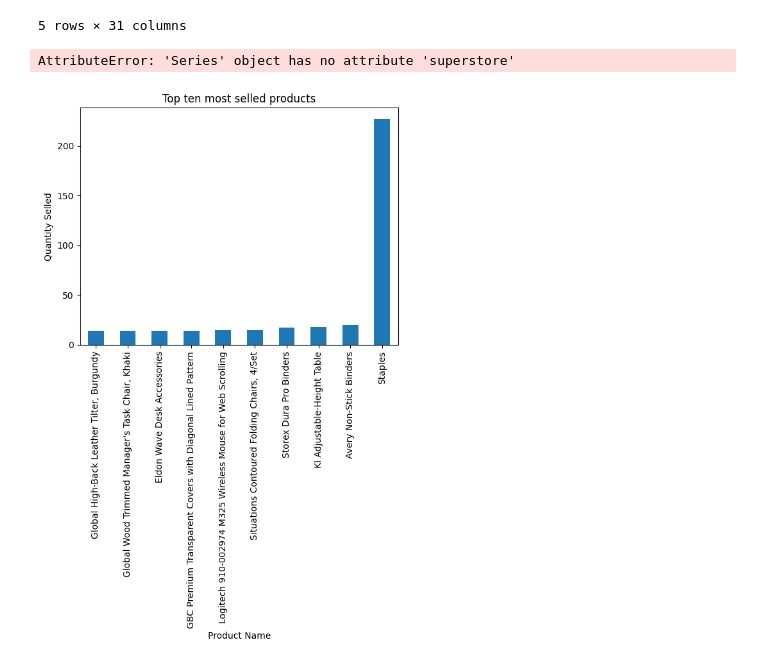
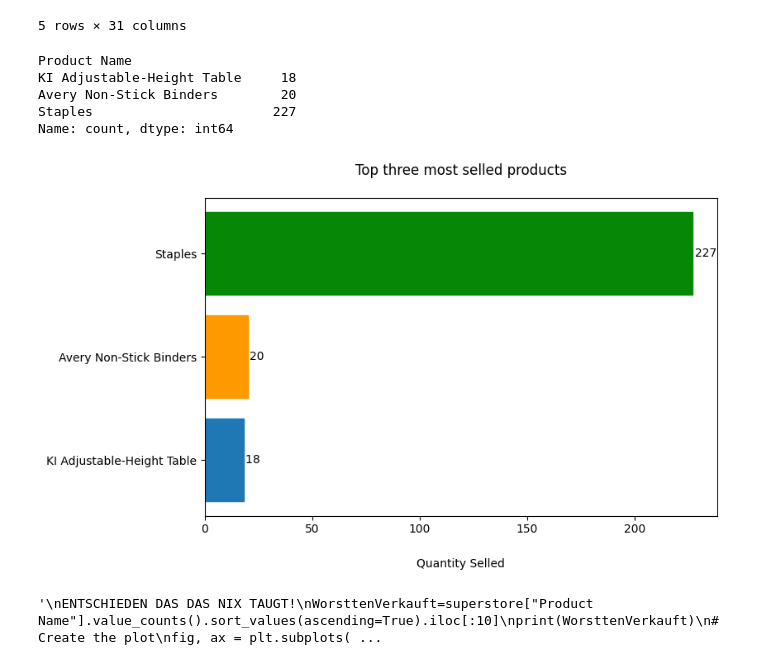
Before and after one commit to manipuppeteer/Data-Analysis-Project-DataCraft, a Jupyter notebook: JansFork.ipynb, the cells around one changed output. Drawn from its saved outputs; the diff is of its cells as text; code cells hidden in the pictures.

```diff
--- a/JansFork.ipynb
+++ b/JansFork.ipynb
@@ -80,9 +81,54 @@ superstore.head()
 5 rows × 31 columns
 # %%
 superstore["Product Name"].value_counts() #am meisten werden "Staples" gekauft
-ToptenVerkauft=superstore["Product Name"].value_counts().iloc[:10].sort_values(ascending=True)
+TopdreiVerkauft=superstore["Product Name"].value_counts().iloc[:3].sort_values(ascending=True)
+print(TopdreiVerkauft)
 
-ToptenVerkauft.plot(kind="bar",title=f"Top ten most selled products",rot=90,ylabel="Quantity Selled")
+# Create the plot
+fig, ax = plt.subplots(figsize=(8, 5))
+bars = ax.barh(TopdreiVerkauft.index,TopdreiVerkauft)#width=0.6)
+
+# Set individual colors for each bar
+colors = ['#1f77b4', "#ff9900", "#068706"]  # Dark blue, Orange, Green
+for bar, color in zip(bars, colors):
+    bar.set_color(color)
+
+# Customize the plot
+ax.set_title('Top three most selled products', pad=20)
+ax.set_xlabel('Quantity Selled', labelpad=20)
+ax.set_ylabel("", labelpad=20)
+
+#wert an den jeweiligen balken schreiben:
+for i, x in enumerate(TopdreiVerkauft):
+    ax.text(x+1, i+0, f'{x:,.0f} ', va='center', fontsize=10)
+#TopdreiVerkauft.plot(kind="bar",title=f"Top ten most selled products",rot=90,ylabel="Quantity Selled")
 # %% [output]
-AttributeError: 'Series' object has no attribute 'superstore'
+Product Name
+KI Adjustable-Height Table     18
+Avery Non-Stick Binders        20
+Staples                       227
+Name: count, dtype: int64
-[figure, old version]
+[figure, new version]
+# %%
+"""
+ENTSCHIEDEN DAS DAS NIX TAUGT!
+superstore["Product Name"].value_counts()
+WorsttenVerkauft=superstore["Product Name"].value_counts().sort_values(ascending=True).iloc[:10]
+print(WorsttenVerkauft)
+# Create the plot
+fig, ax = plt.subplots(figsize=(5, 5))
+bars = ax.bar(WorsttenVerkauft.index,WorsttenVerkauft,width=0.6)
+# Set individual colors for each bar
+colors = ['#1f77b4', "#ff9900", "#068706"]  # Dark blue, Orange, Green
+for bar, color in zip(bars, colors):
+    bar.set_color(color)
+# Customize the plot
+ax.set_title('Worst ten selled products SINNLOS NICHT NUTZEN', pad=20)
+ax.set_ylabel('Quantity Selled', labelpad=20)
+ax.set_xlabel("", labelpad=20)
+#wert an den jeweiligen balken schreiben:
+for i, x in enumerate(WorsttenVerkauft):
+    ax.text(i-0.1, x+0.02, f'{x:,.0f} ', va='center', fontsize=10)
+"""
+# %% [output]
+'\nENTSCHIEDEN DAS DAS NIX TAUGT!\nWorsttenVerkauft=superstore["Product Name"].value_counts().sort_values(ascending=True).iloc[:10]\nprint(WorsttenVerkauft)\n# Create the plot\nfig, ax = plt.subplots( ...
```
Also changed, not shown: parts of 3 cells of this notebook.
